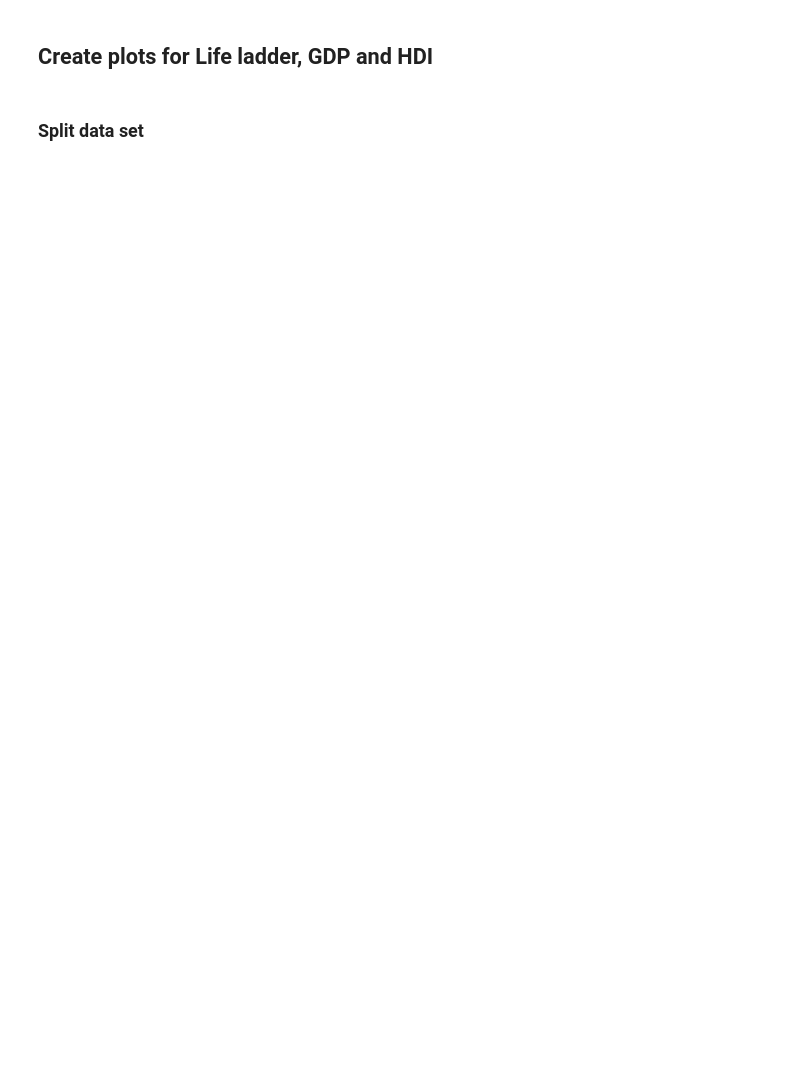
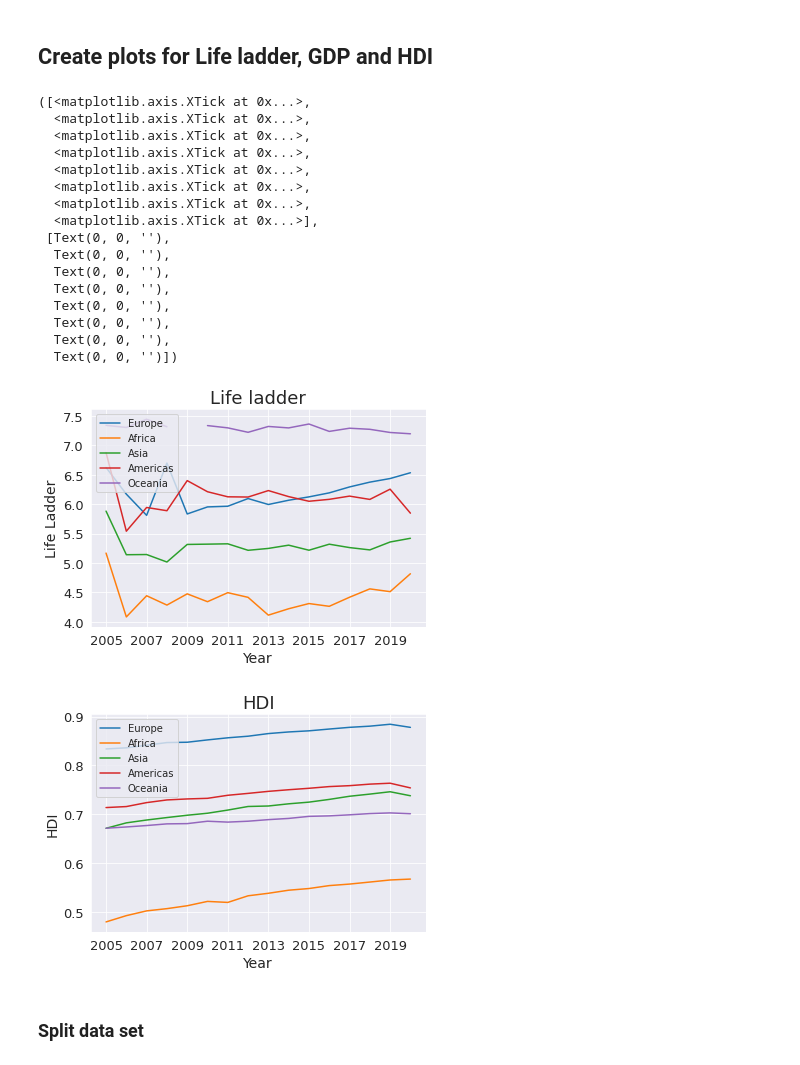
Before and after one commit to wolfbrr/FDS-2022, a Jupyter notebook: assignment-1/assignment-1.ipynb, the cells around one changed output. Drawn from its saved outputs; the diff is of its cells as text; code cells hidden in the pictures; blank space fills up the shorter version.

```diff
--- a/assignment-1/assignment-1.ipynb
+++ b/assignment-1/assignment-1.ipynb
@@ -266,33 +333,52 @@ plt.plot(afr_means['Life Ladder'], label = "Africa")
 plt.plot(asi_means['Life Ladder'], label = "Asia")
 plt.plot(ame_means['Life Ladder'], label = "Americas")
 plt.plot(oce_means['Life Ladder'], label = "Oceania")
 plt.legend(loc=2, prop={'size': 10})
 plt.title(label = 'Life ladder')
 plt.xlabel('Year')
-plt.ylabel('Life ladder')
+plt.ylabel('Life Ladder')
 plt.xticks(np.arange(2005, 2020, step=2))
 
 # plt.plot(eur_means['Log GDP per capita'], label = "Europe")
 # plt.plot(afr_means['Log GDP per capita'], label = "Africa")
 # plt.plot(asi_means['Log GDP per capita'], label = "Asia")
 # plt.plot(ame_means['Log GDP per capita'], label = "Americas")
 # plt.plot(oce_means['Log GDP per capita'], label = "Oceania")
 # plt.legend(loc=2, prop={'size': 10})
 # plt.title(label = 'Log GDP')
 # plt.xlabel('Year')
 # plt.ylabel('Log GDP')
 # plt.xticks(np.arange(2005, 2020, step=2))
 plt.figure(2)
 
 plt.plot(eur_means['Human Development Index (UNDP)'], label = "Europe")
 plt.plot(afr_means['Human Development Index (UNDP)'], label = "Africa")
 plt.plot(asi_means['Human Development Index (UNDP)'], label = "Asia")
 plt.plot(ame_means['Human Development Index (UNDP)'], label = "Americas")
 plt.plot(oce_means['Human Development Index (UNDP)'], label = "Oceania")
 plt.legend(loc=2, prop={'size': 10})
 plt.title(label = 'HDI')
 plt.xlabel('Year')
 plt.ylabel('HDI')
 plt.xticks(np.arange(2005, 2020, step=2))
+# %% [output]
+([<matplotlib.axis.XTick at 0x...>,
+  <matplotlib.axis.XTick at 0x...>,
+  <matplotlib.axis.XTick at 0x...>,
+  <matplotlib.axis.XTick at 0x...>,
+  <matplotlib.axis.XTick at 0x...>,
+  <matplotlib.axis.XTick at 0x...>,
+  <matplotlib.axis.XTick at 0x...>,
+  <matplotlib.axis.XTick at 0x...>],
+ [Text(0, 0, ''),
+  Text(0, 0, ''),
+  Text(0, 0, ''),
+  Text(0, 0, ''),
+  Text(0, 0, ''),
+  Text(0, 0, ''),
+  Text(0, 0, ''),
+  Text(0, 0, '')])
+[figure, added]
+[figure, added]
 # %% [markdown]
 ### Split data set
```
Also changed, not shown: parts of 28 cells of this notebook, 1 other file.
